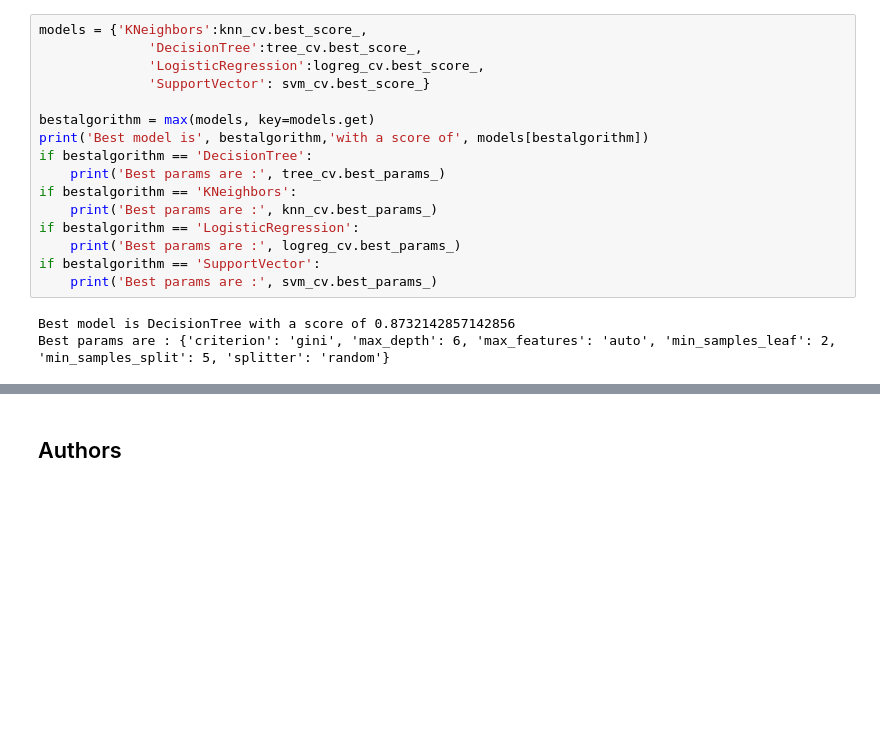
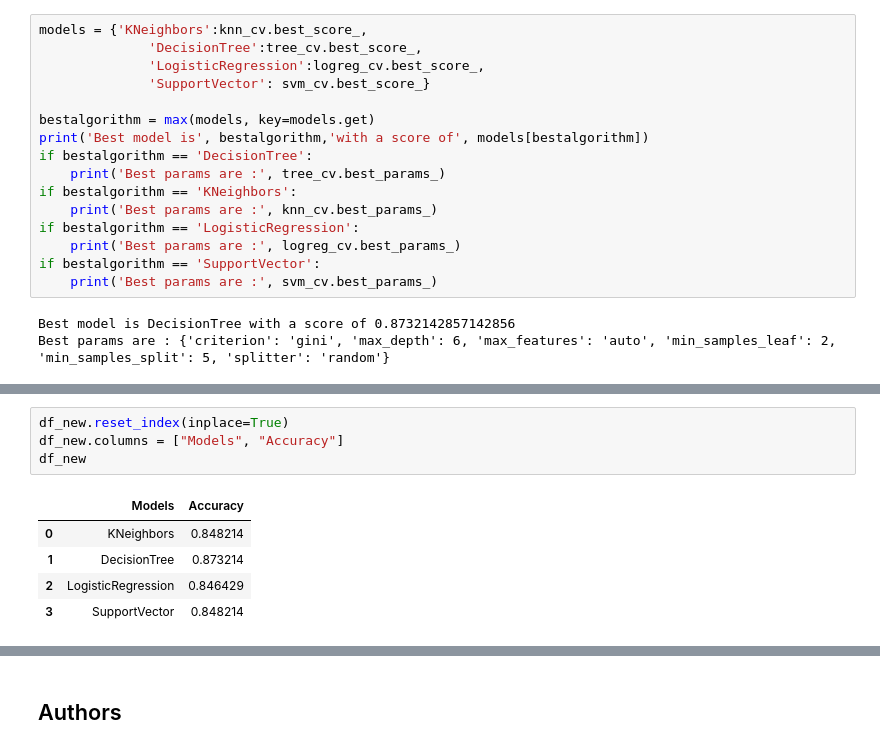
Before and after one commit to gkclement/IBMDataScienceProfessionalCetrificate, a Jupyter notebook: Machine Learning Prediction.ipynb, the cells around one changed output, grey strips where cells are left out. Drawn from its saved outputs; the diff is of its cells as text; blank space fills up the shorter version.

```diff
--- a/Machine Learning Prediction.ipynb
+++ b/Machine Learning Prediction.ipynb
@@ -391,0 +407,10 @@ Best params are : {'criterion': 'gini', 'max_depth': 6, 'max_features': 'auto',
+# %%
+df_new.reset_index(inplace=True)
+df_new.columns = ["Models", "Accuracy"]
+df_new
+# %% [output]
+|  | Models | Accuracy |
+| 0 | KNeighbors | 0.848214 |
+| 1 | DecisionTree | 0.873214 |
+| 2 | LogisticRegression | 0.846429 |
+| 3 | SupportVector | 0.848214 |
```
Also changed, not shown: parts of 6 cells of this notebook.
